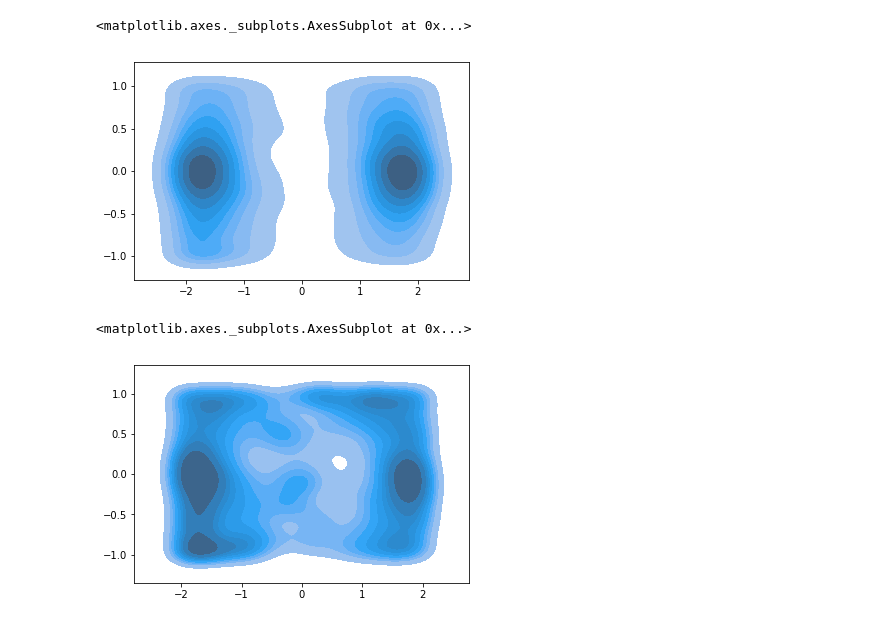
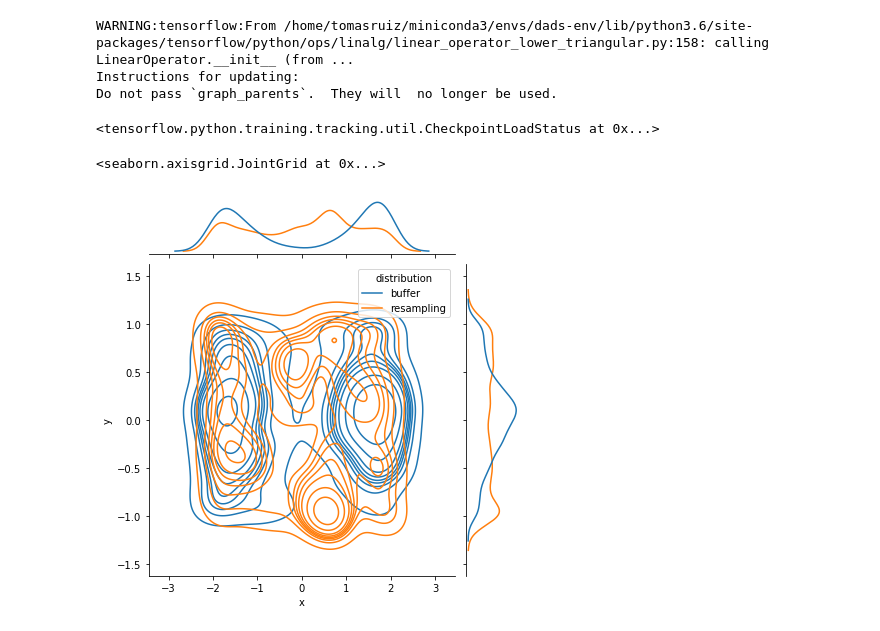
Before and after one commit to tomasruizt/dads, a Jupyter notebook: uniform-sampling.ipynb, the cells around one changed output. Drawn from its saved outputs; the diff is of its cells as text; code cells hidden in the pictures.

```diff
--- a/uniform-sampling.ipynb
+++ b/uniform-sampling.ipynb
@@ -24,18 +16,26 @@ env.render("human", more_pts=dict(blue=samples))
+# %%
+model = DensityEstimator(
+    input_dim=env.observation_space.shape[0], vae_training_batch_size=32,
+    samples_generator=lambda n: sample(buffer, n)
+)
+model.VAE.load_weights("density-model-ckpt/")
+# %% [output]
+WARNING:tensorflow:From /home/tomasruiz/miniconda3/envs/dads-env/lib/python3.6/site-packages/tensorflow/python/ops/linalg/linear_operator_lower_triangular.py:158: calling LinearOperator.__init__ (from ...
+Instructions for updating:
+Do not pass `graph_parents`.  They will  no longer be used.
+<tensorflow.python.training.tracking.util.CheckpointLoadStatus at 0x...>
 # %%
-probs = get_state_density(samples)
+probs = model.get_input_density(samples)
 # %%
 ws = (1 / probs).numpy().astype(np.float64)
 resamples_indices = np.random.choice(range(len(samples)), size=len(samples), replace=True, p=ws / sum(ws))
 resamples = samples[resamples_indices]
-# %%
-fig, ax = plt.subplots()
-sns.kdeplot(*samples.T, ax=ax, fill=True)
-# %% [output]
-<matplotlib.axes._subplots.AxesSubplot at 0x...>
-[figure, removed]
-# %%
-fig, ax = plt.subplots()
-sns.kdeplot(*resamples.T, ax=ax, fill=True)
-# %% [output]
-<matplotlib.axes._subplots.AxesSubplot at 0x...>
-[figure, removed]
+# %%
+df_buffer = pd.DataFrame(data=dict(x=samples[:, 0], y=samples[:, 1], distribution="buffer"))
+df_resampled = pd.DataFrame(data=dict(x=resamples[:, 0], y=resamples[:, 1], distribution="resampling"))
+density_plot_data = pd.concat([df_buffer, df_resampled])
+# %%
+sns.jointplot(data=density_plot_data, x="x", y="y", hue="distribution", kind="kde")
+# %% [output]
+<seaborn.axisgrid.JointGrid at 0x...>
+[figure, added]
```
Also changed, not shown: parts of 4 cells of this notebook.
